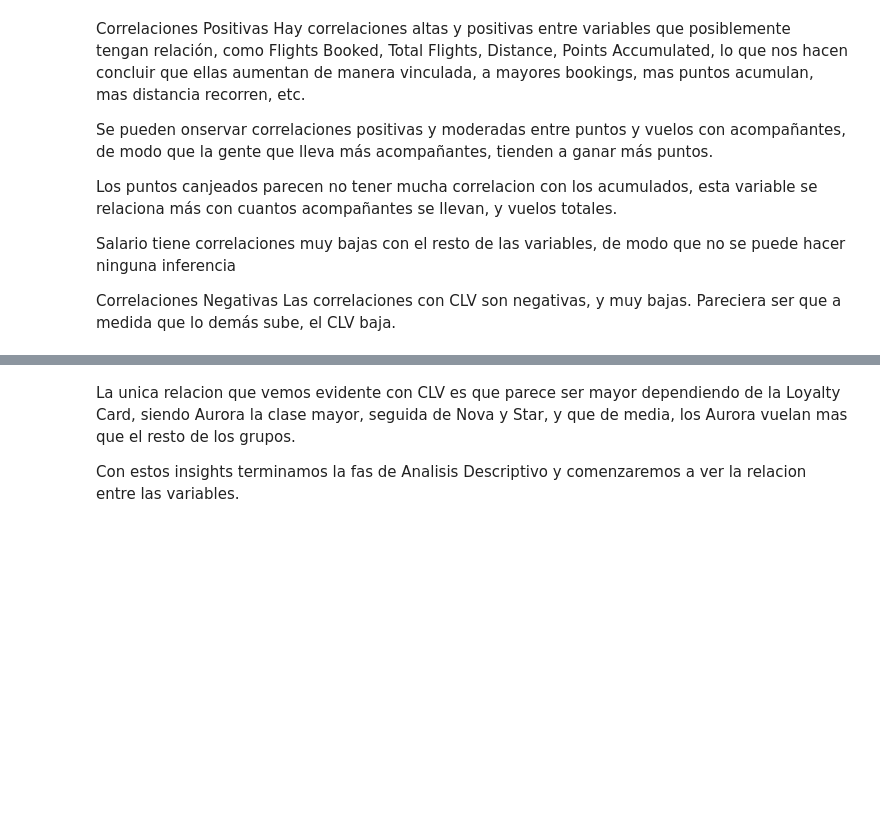
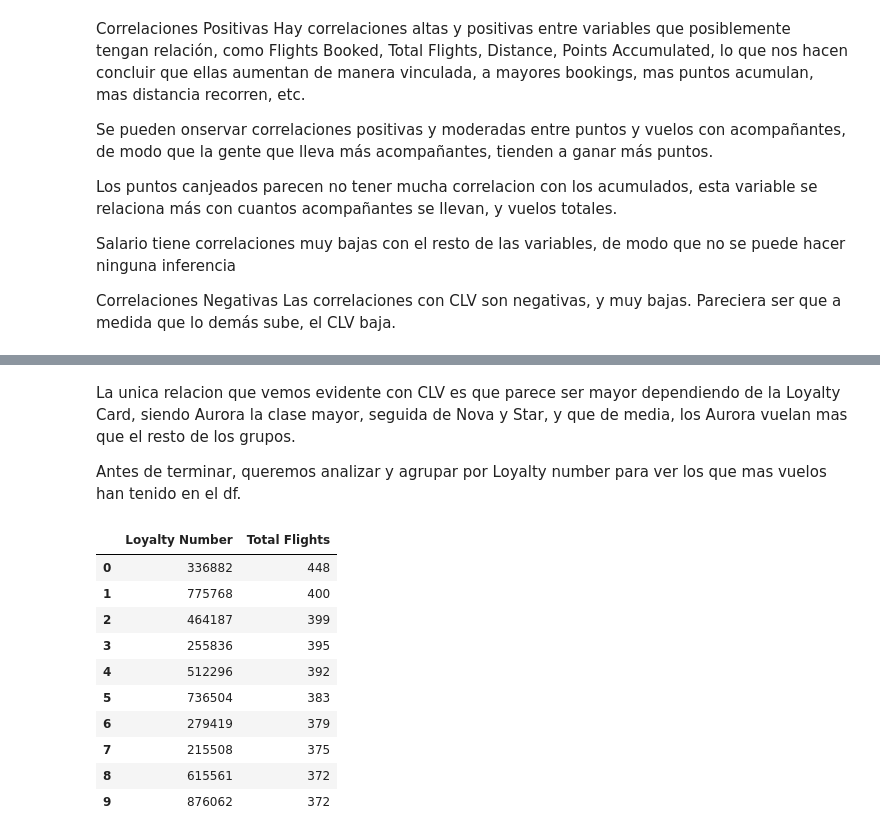
Before and after one commit to Adalab/bda-modulo-3-evaluacion-final-alirisescobar-cpu-1, a Jupyter notebook: Fase_2_analisis_estadistico.ipynb, the cells around one changed output, grey strips where cells are left out. Drawn from its saved outputs; the diff is of its cells as text; code cells hidden in the pictures; blank space fills up the shorter version.

```diff
--- a/Fase_2_analisis_estadistico.ipynb
+++ b/Fase_2_analisis_estadistico.ipynb
@@ -197,4 +196,28 @@ display(reporte_tarjetas)
 # %% [markdown]
 La unica relacion que vemos evidente con CLV es que parece ser mayor dependiendo de la Loyalty Card, siendo Aurora la clase mayor, seguida de Nova y Star, y que de media, los Aurora vuelan mas que el resto de los grupos.
 
-Con estos insights terminamos la fas de Analisis Descriptivo y comenzaremos a ver la relacion entre las variables.
+Antes de terminar, queremos analizar y agrupar por Loyalty number para ver los que mas vuelos han tenido en el df.
+# %%
+
+# 1. Agrupamos por el ID del cliente y sumamos sus vuelos
+# 2. Ordenamos de mayor a menor (ascending=False)
+# 3. Nos quedamos con los 10 primeros (.head(10))
+
+df_top_10 = df.groupby('Loyalty Number')['Total Flights'].sum().sort_values(ascending=False).head(10)
+
+# Lo convertimos a DataFrame para que se vea bonito
+df_top_10 = df_top_10.reset_index()
+
+display(df_top_10)
+# %% [output]
+|  | Loyalty Number | Total Flights |
+| 0 | 336882 | 448 |
+| 1 | 775768 | 400 |
+| 2 | 464187 | 399 |
+| 3 | 255836 | 395 |
+| 4 | 512296 | 392 |
+| 5 | 736504 | 383 |
+| 6 | 279419 | 379 |
+| 7 | 215508 | 375 |
+| 8 | 615561 | 372 |
+| 9 | 876062 | 372 |
```
Also changed, not shown: parts of 3 cells of this notebook, 1 other file.
